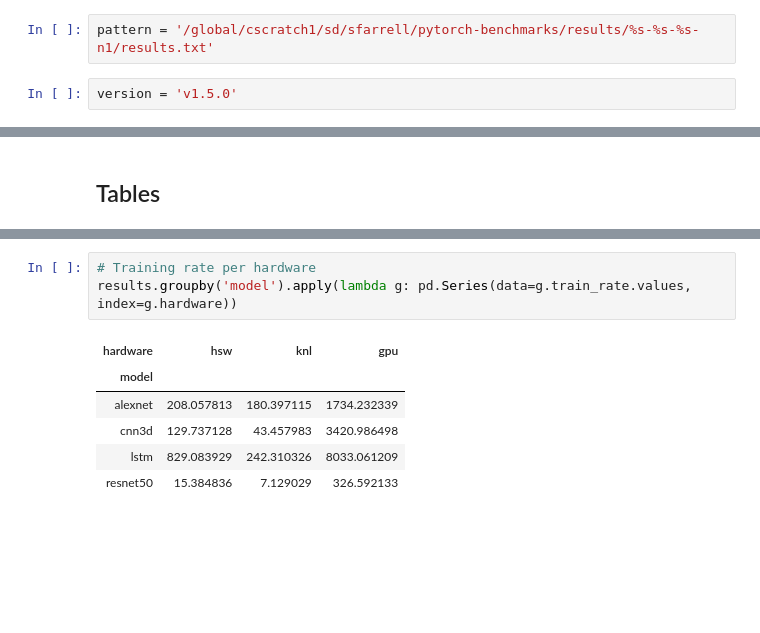
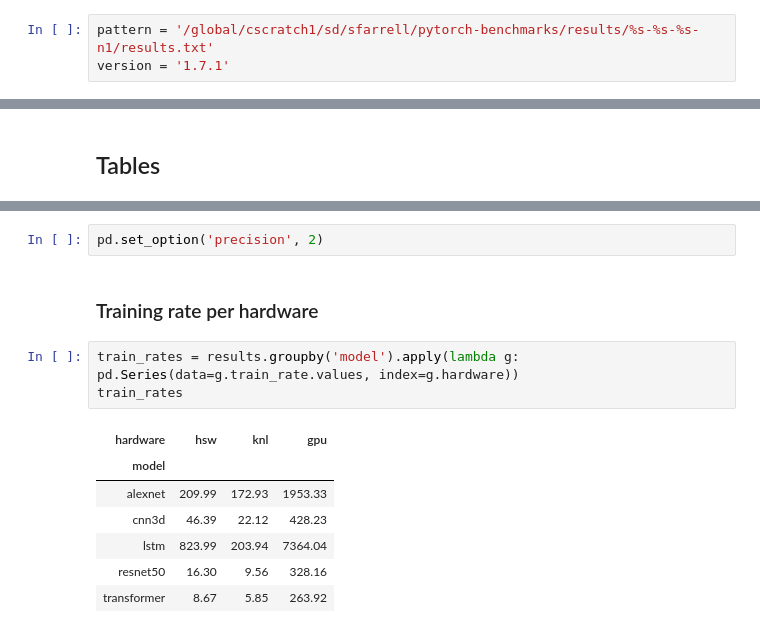
Before and after one commit to sparticlesteve/pytorch-benchmarks, a Jupyter notebook: notebooks/HardwareAnalysis.ipynb, the cells around one changed output, grey strips where cells are left out. Saved outputs shown, nothing was run; the diff lists cells and outputs as text; blank space fills up the shorter version.

```diff
--- a/notebooks/HardwareAnalysis.ipynb
+++ b/notebooks/HardwareAnalysis.ipynb
@@ -28,7 +37,6 @@ gpu-v1.5.0-gloo-n16/       gpu-v1.5.0-nccl-n16/  knl-v1.5.0-mpi-n1/
 # %%
 pattern = '/global/cscratch1/sd/sfarrell/pytorch-benchmarks/results/%s-%s-%s-n1/results.txt'
+version = '1.7.1'
-# %%
-version = 'v1.5.0'
 # %%
 results_files = (
     glob.glob(pattern % ('hsw', version, 'mpi')) +
@@ -64,10 +77,15 @@ results
+# %%
+pd.set_option('precision', 2)
+# %% [markdown]
+### Training rate per hardware
 # %%
-# Training rate per hardware
-results.groupby('model').apply(lambda g: pd.Series(data=g.train_rate.values, index=g.hardware))
+train_rates = results.groupby('model').apply(lambda g: pd.Series(data=g.train_rate.values, index=g.hardware))
+train_rates
 # %% [output]
 | hardware | hsw | knl | gpu |
 | model |  |  |  |
-| alexnet | 208.057813 | 180.397115 | 1734.232339 |
-| cnn3d | 129.737128 | 43.457983 | 3420.986498 |
-| lstm | 829.083929 | 242.310326 | 8033.061209 |
-| resnet50 | 15.384836 | 7.129029 | 326.592133 |
+| alexnet | 209.99 | 172.93 | 1953.33 |
+| cnn3d | 46.39 | 22.12 | 428.23 |
+| lstm | 823.99 | 203.94 | 7364.04 |
+| resnet50 | 16.30 | 9.56 | 328.16 |
+| transformer | 8.67 | 5.85 | 263.92 |
```
Also changed, not shown: parts of 14 cells of this notebook.
